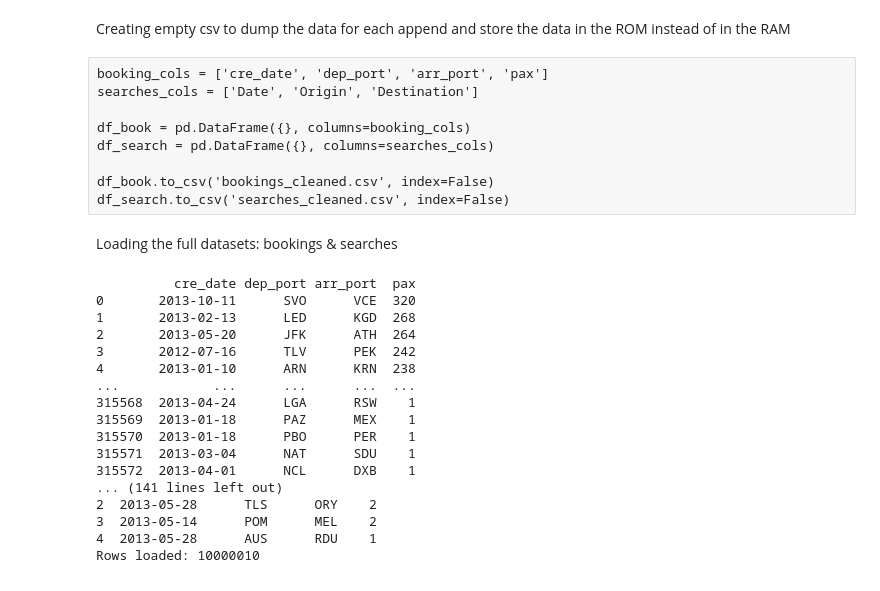
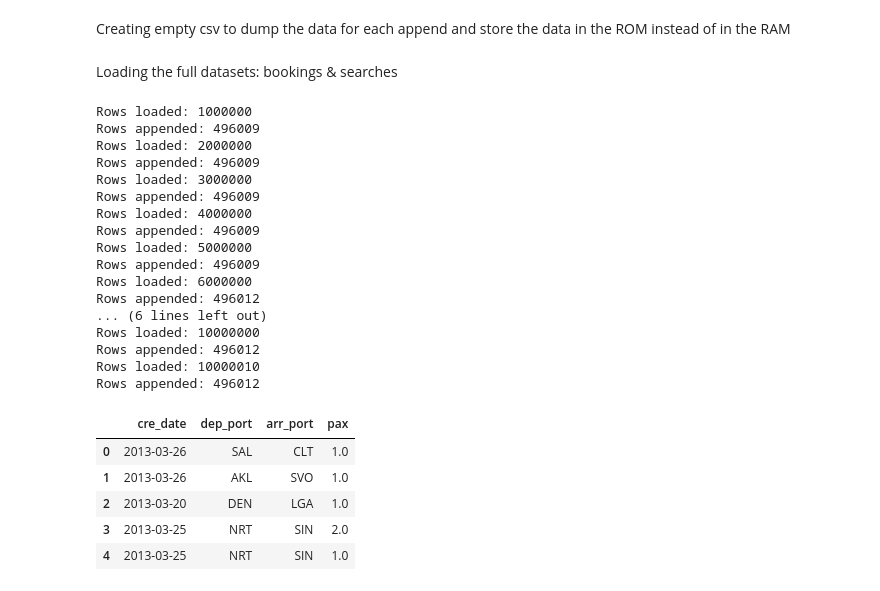
Before and after one commit to caresppen/DSChallenge, a Jupyter notebook: Ex4.ipynb, the cells around one changed output. Drawn from its saved outputs; the diff is of its cells as text; code cells hidden in the pictures.

```diff
--- a/Ex4.ipynb
+++ b/Ex4.ipynb
@@ -280,12 +260,3 @@ def clean_searches(data):
     return data
 # %% [markdown]
 Creating empty csv to dump the data for each append and store the data in the ROM instead of in the RAM
-# %% [raw]
-booking_cols = ['cre_date', 'dep_port', 'arr_port', 'pax']
-searches_cols = ['Date', 'Origin', 'Destination']
-
-df_book = pd.DataFrame({}, columns=booking_cols)
-df_search = pd.DataFrame({}, columns=searches_cols)
-
-df_book.to_csv('bookings_cleaned.csv', index=False)
-df_search.to_csv('searches_cleaned.csv', index=False)
@@ -292,33 +272,50 @@ df_search.to_csv('searches_cleaned.csv', index=False)
 # %% [markdown]
 Loading the full datasets: bookings & searches
+# %%
+bookings_out = 'bookings_cleaned.csv'
 # %%
 BookingsFile = pd.read_csv(root_bookings, usecols=['cre_date           ', 'dep_port', 'arr_port', 'pax'], sep='^', chunksize=10**6)
-b_chunks = []
+b_chunks = pd.DataFrame()
 loaded_rows = 0
+
 for chunk in BookingsFile:
     loaded_rows += chunk.shape[0]
-    cleaned_chunk = clean_bookings(chunk)
+    b_chunks = b_chunks.append(chunk)
+    b_chunks.drop_duplicates(inplace=True)
 
-    b_chunks.append(cleaned_chunk)
+    print("Rows loaded:", loaded_rows)
+    print("Rows appended:", len(b_chunks))
 
-    print(cleaned_chunk)
-    print("Rows loaded:", loaded_rows)
+cleaned_chunks = clean_bookings(b_chunks)
+cleaned_chunks.to_csv(bookings_out, sep='^', index=False)
 # %% [output]
-          cre_date dep_port arr_port  pax
-0       2013-10-11      SVO      VCE  320
-1       2013-02-13      LED      KGD  268
-2       2013-05-20      JFK      ATH  264
-3       2012-07-16      TLV      PEK  242
-4       2013-01-10      ARN      KRN  238
-...            ...      ...      ...  ...
-315568  2013-04-24      LGA      RSW    1
-315569  2013-01-18      PAZ      MEX    1
-315570  2013-01-18      PBO      PER    1
-315571  2013-03-04      NAT      SDU    1
-315572  2013-04-01      NCL      DXB    1
-... (141 lines left out)
-2  2013-05-28      TLS      ORY    2
-3  2013-05-14      POM      MEL    2
-4  2013-05-28      AUS      RDU    1
+Rows loaded: 1000000
+Rows appended: 496009
+Rows loaded: 2000000
+Rows appended: 496009
+Rows loaded: 3000000
+Rows appended: 496009
+Rows loaded: 4000000
+Rows appended: 496009
+Rows loaded: 5000000
+Rows appended: 496009
+Rows loaded: 6000000
+Rows appended: 496012
+... (6 lines left out)
+Rows loaded: 10000000
+Rows appended: 496012
 Rows loaded: 10000010
+Rows appended: 496012
+# %%
+cols_bookings=['cre_date', 'dep_port', 'arr_port', 'pax']
+df_bookings = pd.read_csv(bookings_out, sep='^', usecols=cols_bookings).dropna()
+
+df_bookings.head()
+# %% [output]
+|  | cre_date | dep_port | arr_port | pax |
+| 0 | 2013-03-26 | SAL | CLT | 1.0 |
+| 1 | 2013-03-26 | AKL | SVO | 1.0 |
+| 2 | 2013-03-20 | DEN | LGA | 1.0 |
+| 3 | 2013-03-25 | NRT | SIN | 2.0 |
+| 4 | 2013-03-25 | NRT | SIN | 1.0 |
 # %%
```
Also changed, not shown: parts of 21 cells of this notebook.
